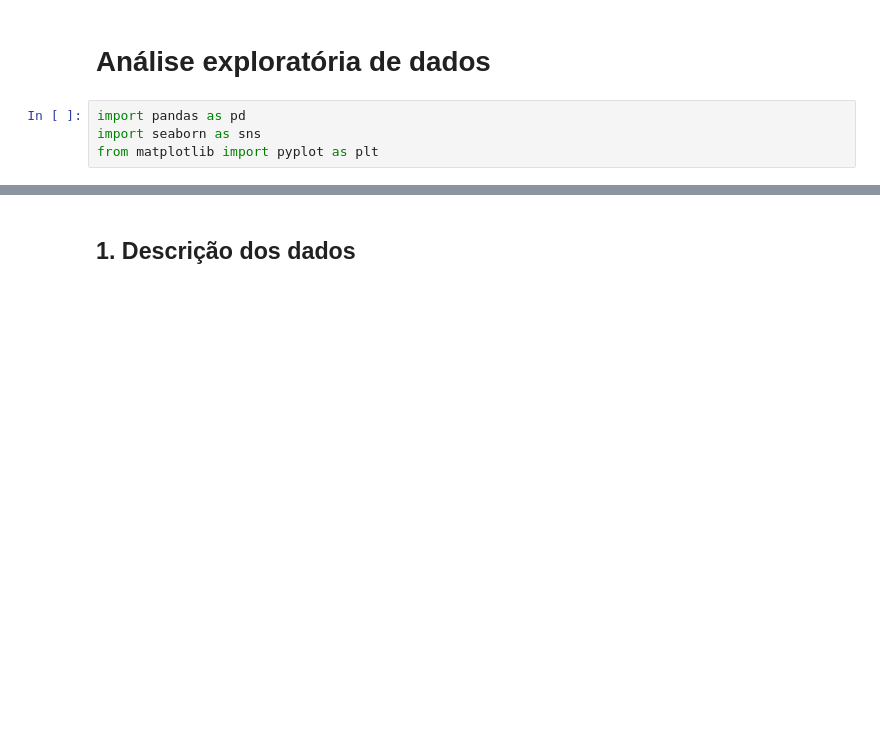
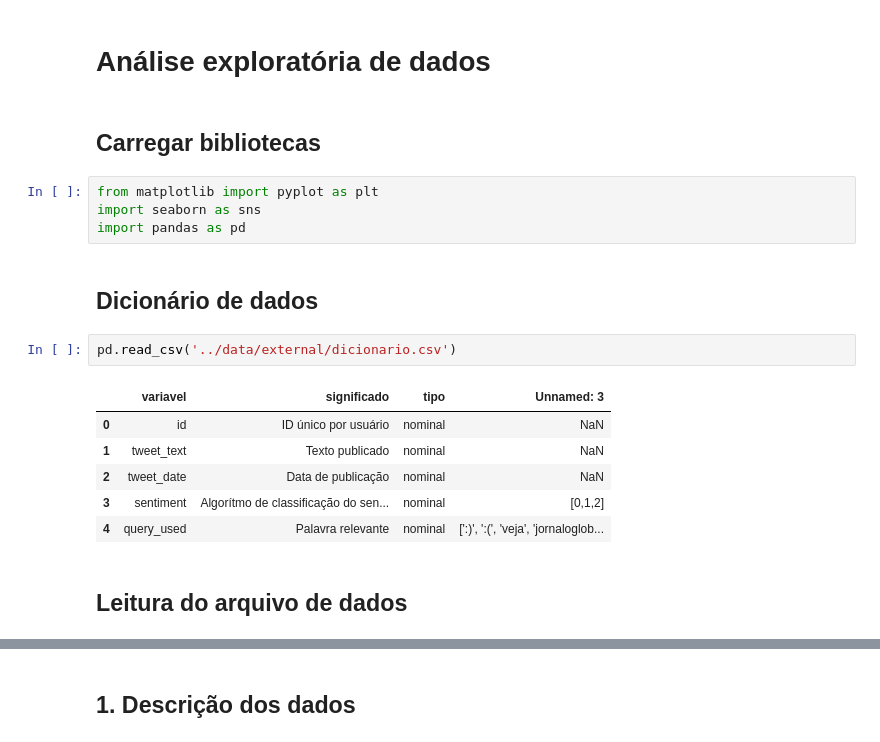
Before and after one commit to atlantico-academy/twitter-sentiment-analysis, a Jupyter notebook: notebooks/01-exploratory_data_analysis.ipynb, the cells around one changed output, grey strips where cells are left out. Drawn from its saved outputs; the diff is of its cells as text; blank space fills up the shorter version.

Commit message:
feat: realiza exploração de dados (#4)

```diff
--- a/notebooks/01-exploratory_data_analysis.ipynb
+++ b/notebooks/01-exploratory_data_analysis.ipynb
@@ -1,6 +1,21 @@
 # %% [markdown]
 # Análise exploratória de dados
-# %%
-import pandas as pd
-import seaborn as sns
-from matplotlib import pyplot as plt
+# %% [markdown]
+## Carregar bibliotecas
+# %%
+from matplotlib import pyplot as plt
+import seaborn as sns
+import pandas as pd
+# %% [markdown]
+## Dicionário de dados
+# %%
+pd.read_csv('../data/external/dicionario.csv')
+# %% [output]
+|  | variavel | significado | tipo | Unnamed: 3 |
+| 0 | id | ID único por usuário | nominal | NaN |
+| 1 | tweet_text | Texto publicado | nominal | NaN |
+| 2 | tweet_date | Data de publicação | nominal | NaN |
+| 3 | sentiment | Algorítmo de classificação do sen... | nominal | [0,1,2] |
+| 4 | query_used | Palavra relevante | nominal | [':)', ':(', 'veja', 'jornaloglob... |
+# %% [markdown]
+## Leitura do arquivo de dados
```
Also changed, not shown: parts of 25 cells of this notebook.
